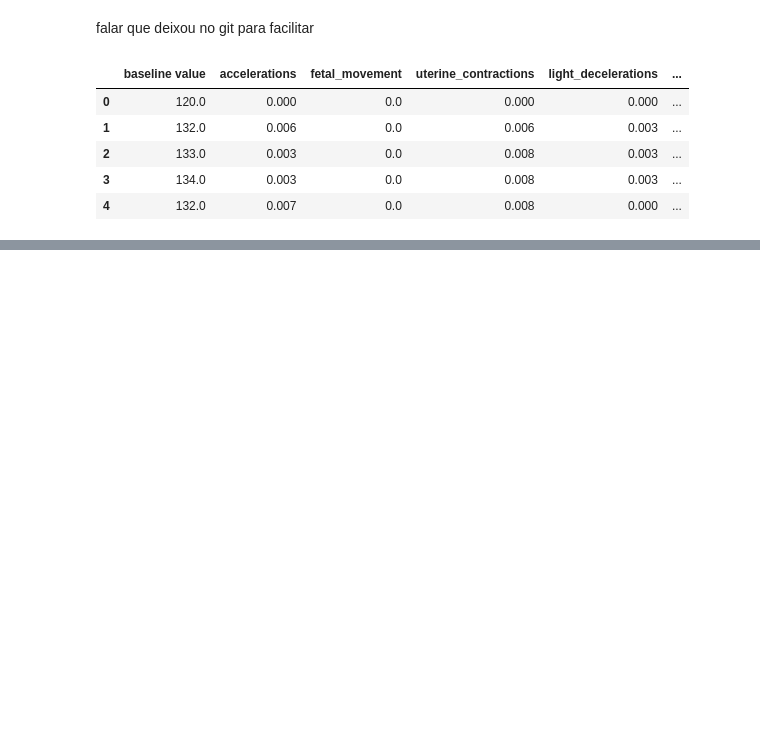
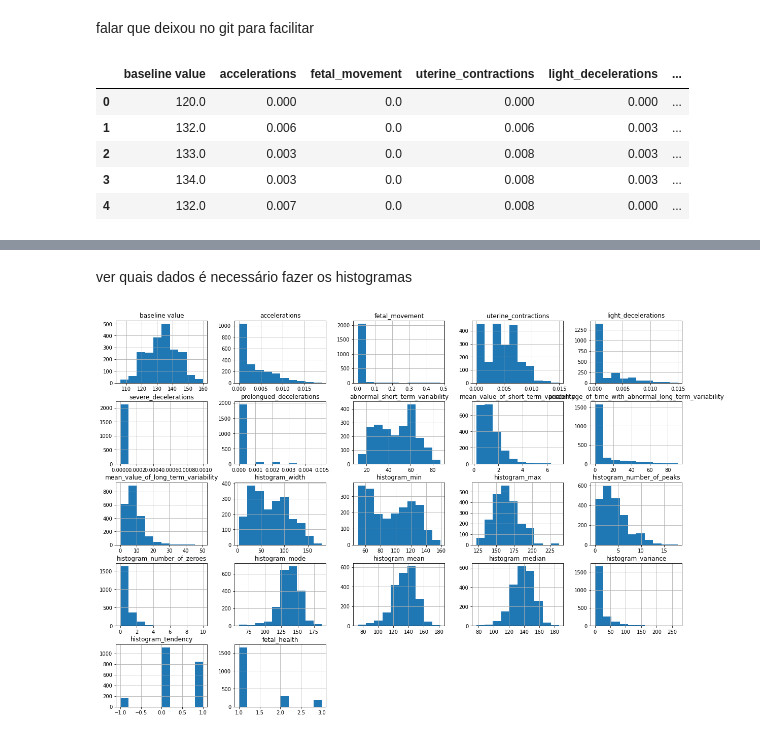
Before and after one commit to FerrazThales/Fetal_Health_Classification, a Jupyter notebook: Fetal_Health_Classification_with_Pycaret.ipynb, the cells around one changed output, grey strips where cells are left out. Drawn from its saved outputs; the diff is of its cells as text; code cells hidden in the pictures; blank space fills up the shorter version.

```diff
--- a/Fetal_Health_Classification_with_Pycaret.ipynb
+++ b/Fetal_Health_Classification_with_Pycaret.ipynb
@@ -51,0 +164,7 @@ df.head()
+# %% [markdown]
+ver quais dados é necessário fazer os histogramas
+# %%
+#Explorando como se comportam as frequências dos dados
+df.hist(figsize=(20,14));
+# %% [output]
+[figure, added]
```
Also changed, not shown: parts of 19 cells of this notebook.
